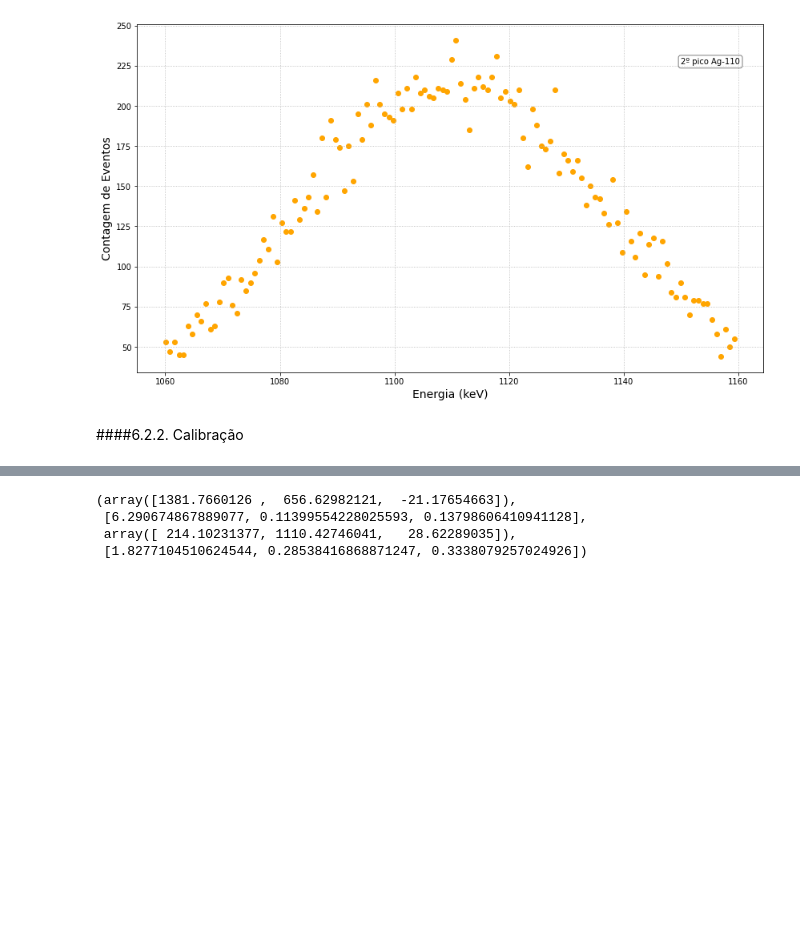
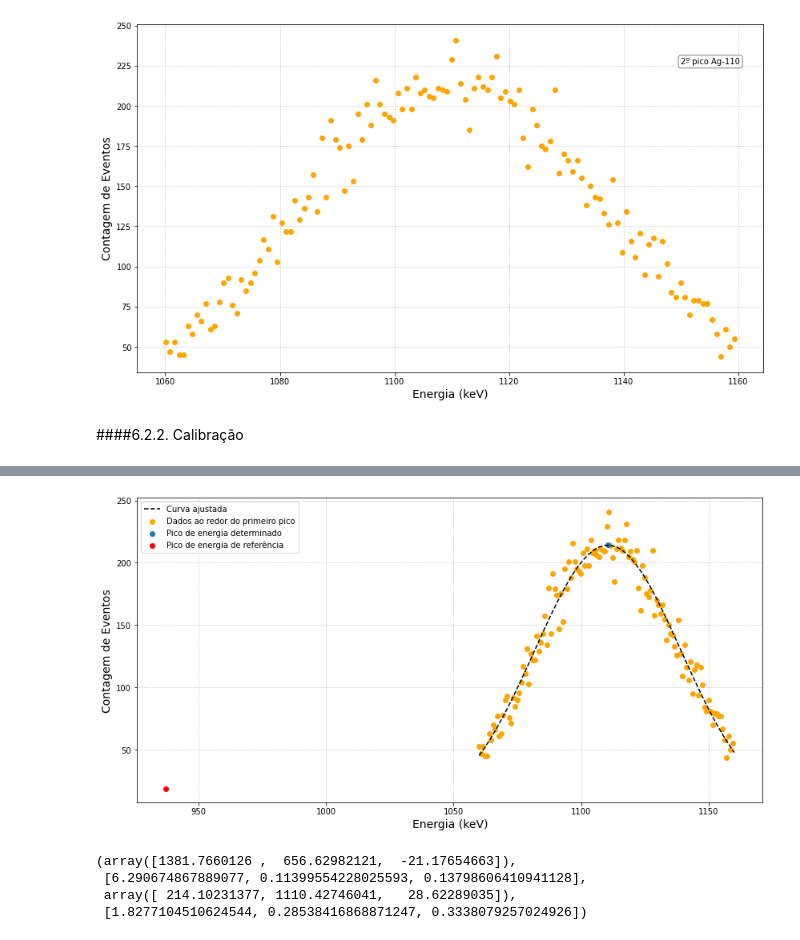
Before and after one commit to goulartsursula/DisciplinasUERJ, a Jupyter notebook: Estrutura da Materia 3/EspectroscopiaGama.ipynb, the cells around one changed output, grey strips where cells are left out. Drawn from its saved outputs; the diff is of its cells as text; code cells hidden in the pictures; blank space fills up the shorter version.

```diff
--- a/Estrutura da Materia 3/EspectroscopiaGama.ipynb
+++ b/Estrutura da Materia 3/EspectroscopiaGama.ipynb
@@ -576,3 +596,27 @@ error2B = [np.sqrt(pcov2B[i, i]) for i in np.arange(3)]
+# %%
+def Gauss2B(x, A, mean, sigma): #Gaussiana para o primeiro pico
+    return A * np.exp(-0.5 * np.square((x - mean) / sigma))
+
+sigma = np.sqrt(dataB_peak_2['Energy'])
+p0 = (100, 1110, 100) #Condições iniciais: valor máximo de y, estimativa da média, xmax - xmin
+
+popt2B, pcov2B = curve_fit(GaussB2, dataB_peak_2['Energy'], dataB_peak_2['Counts'], sigma=sigma, p0=p0) #print A, mean, sigma
+
+error2B = [np.sqrt(pcov2B[i, i]) for i in np.arange(3)]
+
+fig = plt.subplots(figsize=(14,7))
+x2_B = np.linspace(1060, 1160)
+plt.plot(x2_B, Gauss2B(x2_B, *popt2B), linestyle='--', c='black', label='Curva ajustada')
+plt.scatter(dataB_peak_2['Energy'], dataB_peak_2['Counts'], c='orange', label='Dados ao redor do primeiro pico')
+plt.scatter(popt2B[1],popt2B[0], label='Pico de energia determinado')
+plt.scatter(937.080563, 19, c='r', label='Pico de energia de referência')
+plt.xlabel('Energia (keV)', fontsize='14')
+plt.ylabel('Contagem de Eventos', fontsize='14')
+plt.legend(fontsize='10')
+plt.savefig('Peak2Fit_B.png', transparent = True)
+plt.grid(linestyle='dotted')
+# %% [output]
+[figure, added]
 # %%
 popt1B, error1B, popt2B, error2B
 # %% [output]
```
Also changed, not shown: parts of 12 cells of this notebook.
